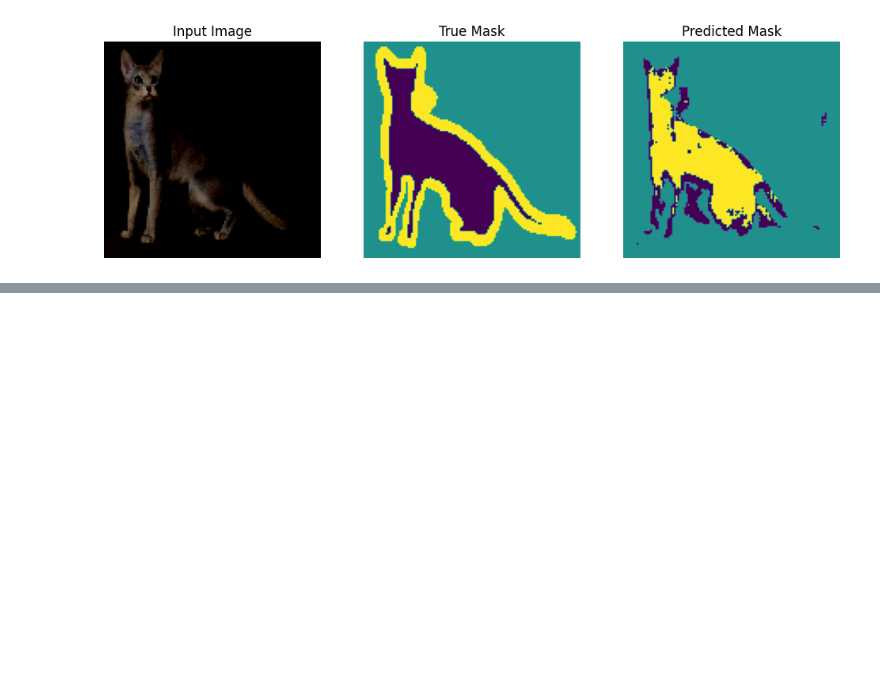
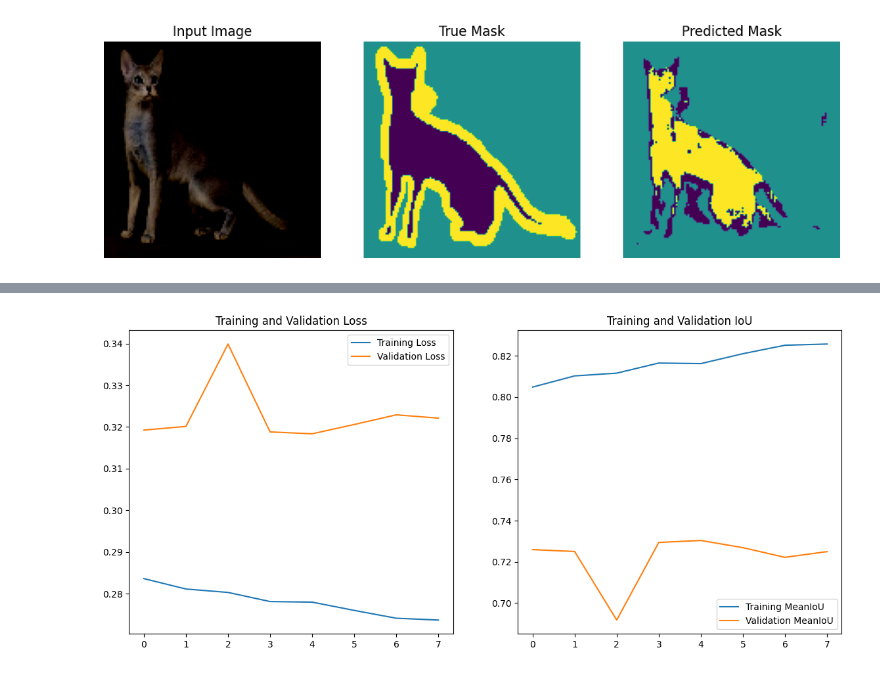
Before and after one commit to CoderAPS/neural_nets, a Jupyter notebook: image_segmentation3(20230416_v6_1).ipynb, the cells around one changed output, grey strips where cells are left out. Saved outputs shown, nothing was run; the diff lists cells and outputs as text; code cells hidden in the pictures; blank space fills up the shorter version.

```diff
--- a/image_segmentation3(20230416_v6_1).ipynb
+++ b/image_segmentation3(20230416_v6_1).ipynb
@@ -501,0 +601,4 @@ Validation loss: 0.276  Validation meanIoU: 0.722
+# %%
+show_history(history_1b)
+# %% [output]
+[figure, added]
```
Also changed, not shown: parts of 99 cells of this notebook.
